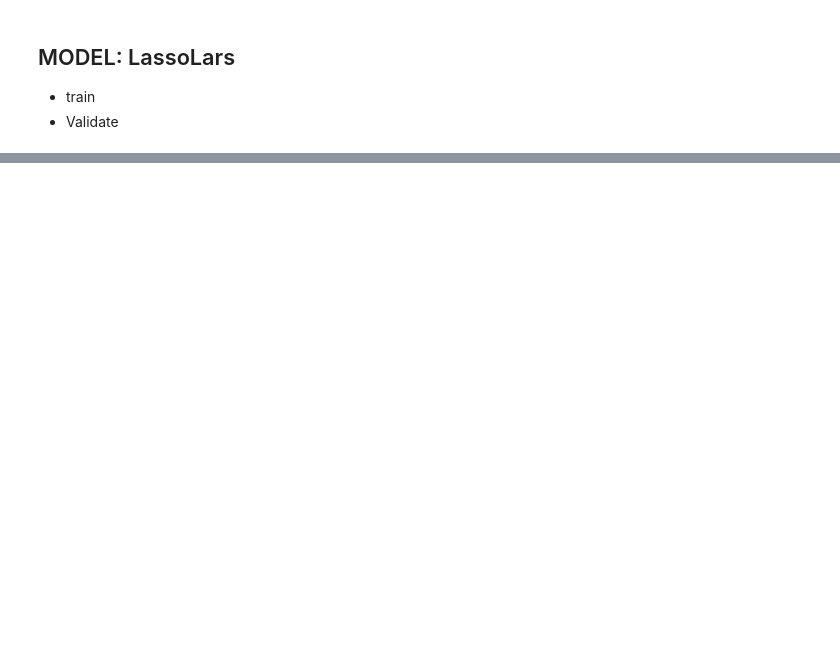
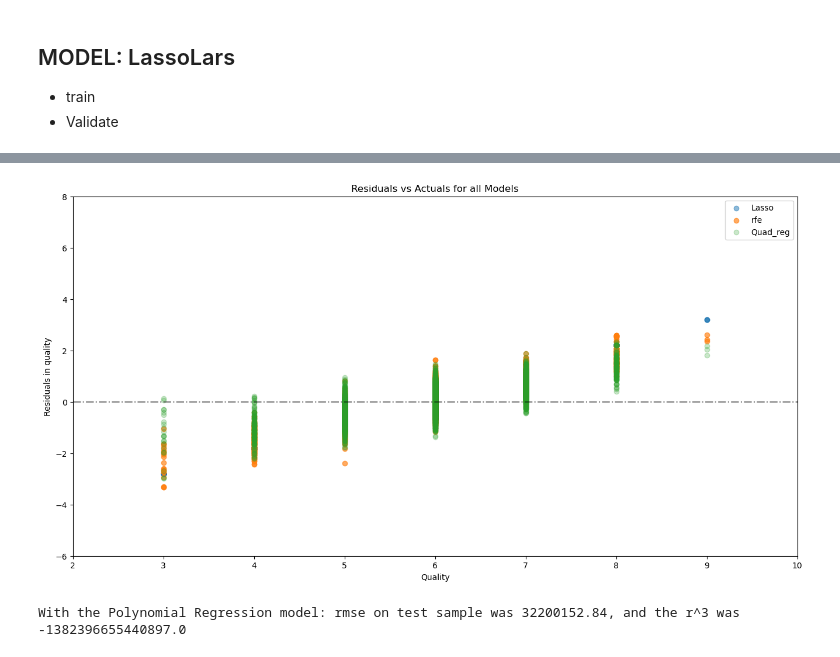
Before and after one commit to Segura-Jorge/wine_ing, a Jupyter notebook: jorge/model.ipynb, the cells around one changed output, grey strips where cells are left out. Cells and saved outputs as stored; diff of their text form; code cells hidden in the pictures; blank space fills up the shorter version.

```diff
--- a/jorge/model.ipynb
+++ b/jorge/model.ipynb
@@ -128,0 +401,24 @@ eval_df
+# %%
+# plotting the residuals of the model as compared to the actual
+plt.figure(figsize=(16, 8))
+plt.scatter(y, y - lasso.predict(X), label='Lasso', alpha=0.5)
+plt.scatter(y, y - lr1.predict(X_train_rfe), label='rfe', alpha=0.65)
+
+plt.scatter(y, y - plyreg3.predict(x_train_sq), label='Quad_reg', alpha=0.25)
+plt.title('Residuals vs Actuals for all Models')
+plt.axhline(0, ls='-.', c='k', alpha=0.5)
+plt.xlabel('Quality')
+plt.ylabel('Residuals in quality')
+plt.legend()
+# Set the axis limits
+plt.xlim(left=2, right=10)
+plt.ylim(bottom=-6, top=8)
+plt.show()
+# %% [output]
+[figure, added]
+# %%
+# assigning variables to the model rmse and r^3
+rmse_test, r_2_test = m.evaluate_reg(y_test, plyreg3.predict(x_test_sq))
+print(f'With the Polynomial Regression model: rmse on test sample was {round(rmse_test,2)}, and the r^3 was {round(r_2_test,6)}')
+# %% [output]
+With the Polynomial Regression model: rmse on test sample was 32200152.84, and the r^3 was -1382396655440897.0
```
Also changed, not shown: parts of 36 cells of this notebook, 1 other file.
